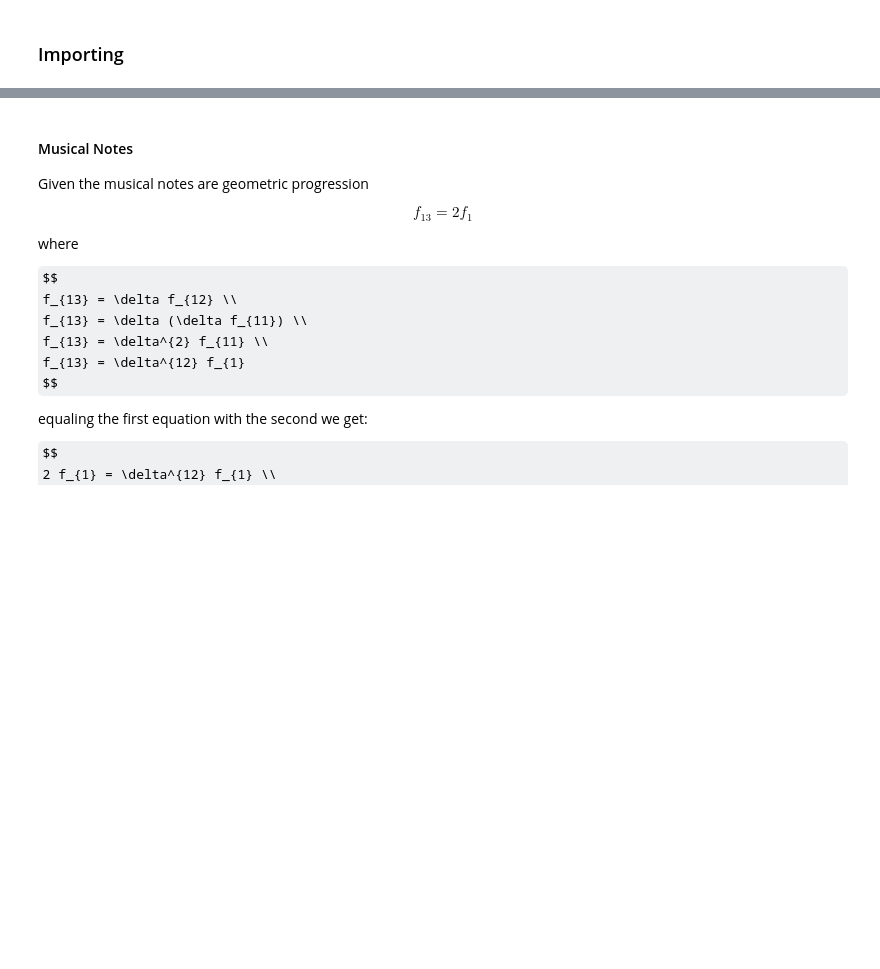
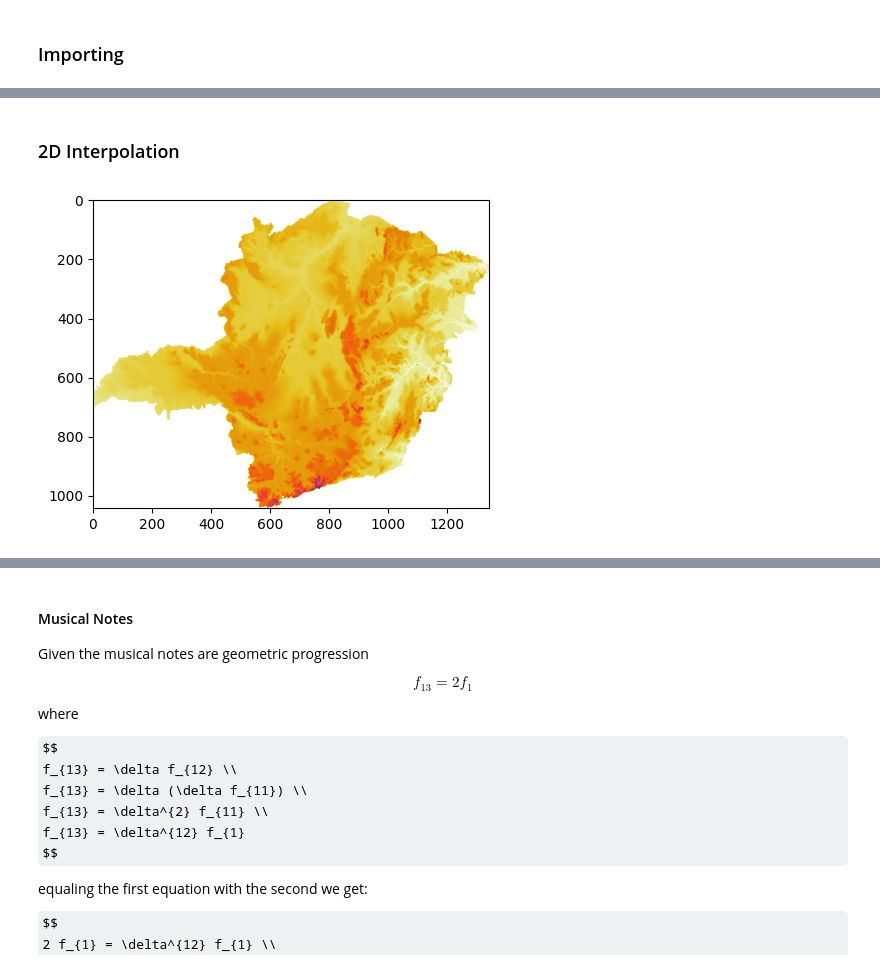
Before and after one commit to bonfimtm/array-programming, a Jupyter notebook: src/array_programming.ipynb, the cells around one changed output, grey strips where cells are left out. Saved outputs shown, nothing was run; the diff lists cells and outputs as text; code cells hidden in the pictures; some formulas as TeX source; blank space fills up the shorter version.

```diff
--- a/src/array_programming.ipynb
+++ b/src/array_programming.ipynb
@@ -470 +482,13 @@ plt.plot(x_values, y_values)
+# %% [markdown]
+### 2D Interpolation
+# %%
+x = np.arange(elevation.shape[0])
+y = np.arange(elevation.shape[1])
+fn = interpolate.interp2d(x, y, elevation.transpose())
+
+# Using function to calculate original points
+interp_elev = fn(x, y).transpose()
+plt.imshow(interp_elev, cmap=plt.cm.CMRmap_r);
+# %% [output]
+[figure, added]
 # %% [markdown]
```
Also changed, not shown: parts of 92 cells of this notebook, 1 other file.
